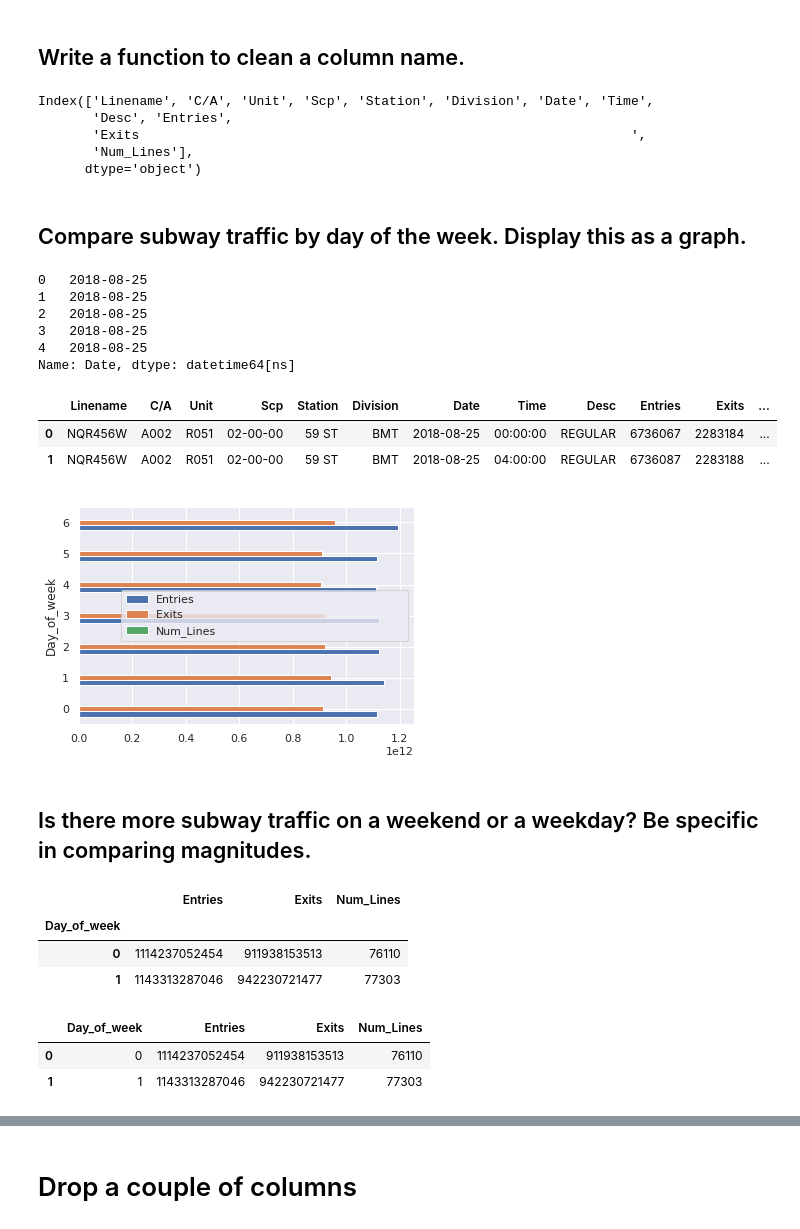
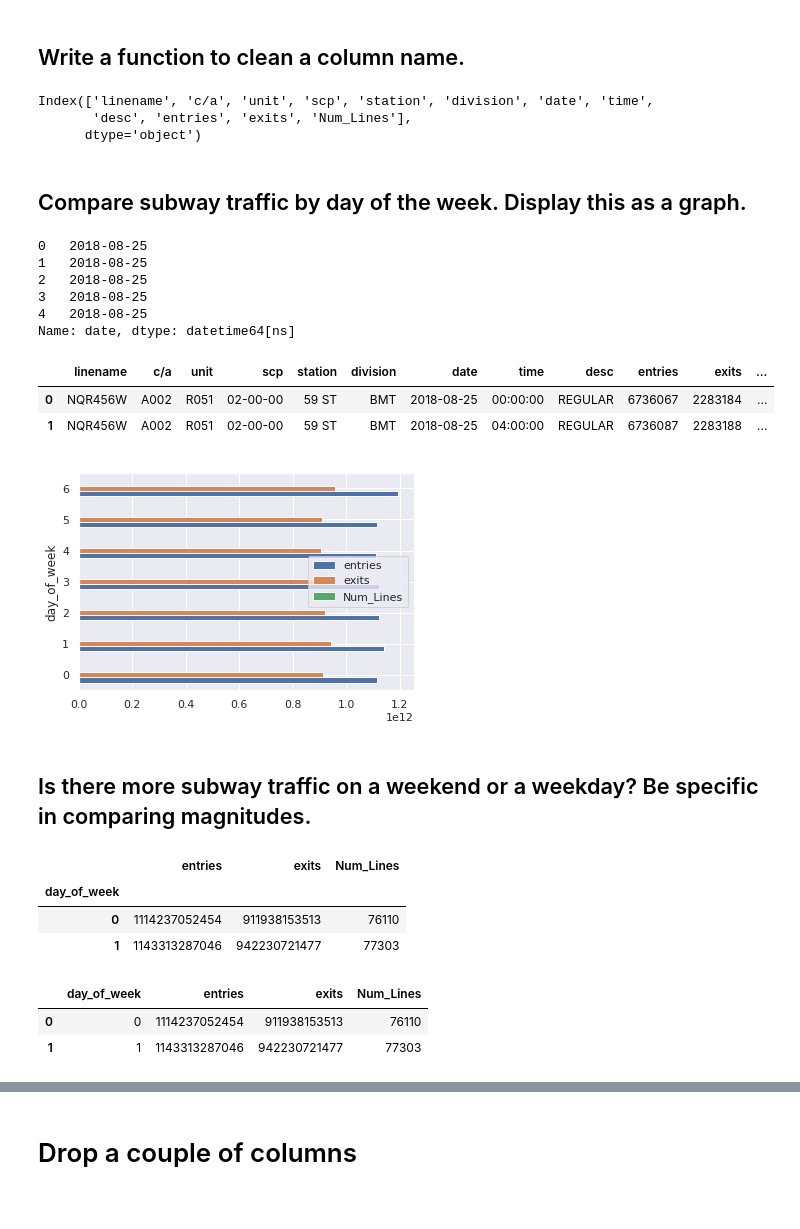
Before and after one commit to BrittaInData/dsc-0-03-08-understanding-pandas-series-and-dataframes-lab-online-ds-ft-100118, a Jupyter notebook: index.ipynb, the cells around one changed output, grey strips where cells are left out. Drawn from its saved outputs; the diff is of its cells as text; code cells hidden in the pictures.

```diff
--- a/index.ipynb
+++ b/index.ipynb
@@ -100,7 +100,7 @@ df.head(2)
 ## Write a function to clean a column name.
 # %%
 def clean(col_name):
-    cleaned = col_name.title()
+    cleaned = col_name.strip()
     return cleaned
 # %%
 # This is a list comprehension. It applies your clean function to every item in the list.
@@ -114,54 +114,52 @@ df.columns = [clean(col) for col in df.columns]
 df.columns
 # df.head(2)
 # %% [output]
-Index(['Linename', 'C/A', 'Unit', 'Scp', 'Station', 'Division', 'Date', 'Time',
-       'Desc', 'Entries',
-       'Exits                                                               ',
-       'Num_Lines'],
+Index(['linename', 'c/a', 'unit', 'scp', 'station', 'division', 'date', 'time',
+       'desc', 'entries', 'exits', 'Num_Lines'],
       dtype='object')
 # %% [markdown]
 ## Compare subway traffic by day of the week. Display this as a graph.
 # %%
 # Check if changing the date column runs without error
-pd.to_datetime(df.Date).head()
+pd.to_datetime(df.date).head()
 # %% [output]
 0   2018-08-25
 1   2018-08-25
 2   2018-08-25
 3   2018-08-25
 4   2018-08-25
-Name: Date, dtype: datetime64[ns]
+Name: date, dtype: datetime64[ns]
 # %%
 # Change date column in date-type
-df.Date = pd.to_datetime(df.Date)
+df.date = pd.to_datetime(df.date)
 # %%
 # Extract d-o-w
-df['Day_of_week'] = df.Date.dt.dayofweek
+df['day_of_week'] = df.date.dt.dayofweek
 df.head(2)
 # %% [output]
-|  | Linename | C/A | Unit | Scp | Station | Division | Date | Time | Desc | Entries | Exits | ... |
+|  | linename | c/a | unit | scp | station | division | date | time | desc | entries | exits | ... |
 | 0 | NQR456W | A002 | R051 | 02-00-00 | 59 ST | BMT | 2018-08-25 | 00:00:00 | REGULAR | 6736067 | 2283184 | ... |
 | 1 | NQR456W | A002 | R051 | 02-00-00 | 59 ST | BMT | 2018-08-25 | 04:00:00 | REGULAR | 6736087 | 2283188 | ... |
 # %%
 # Compare
-grouped = df.groupby('Day_of_week').sum()
+grouped = df.groupby('day_of_week').sum()
 grouped.plot(kind='barh');
 # %% [output]
-[figure, old version]
+[figure, new version]
 # %% [markdown]
 ## Is there more subway traffic on a weekend or a weekday?    Be specific in comparing magnitudes.
 # %%
 grouped.head(2)
 # %% [output]
-|  | Entries | Exits | Num_Lines |
-| Day_of_week |  |  |  |
+|  | entries | exits | Num_Lines |
+| day_of_week |  |  |  |
 | 0 | 1114237052454 | 911938153513 | 76110 |
 | 1 | 1143313287046 | 942230721477 | 77303 |
 # %%
 grouped = grouped.reset_index()
 grouped.head(2)
 # %% [output]
-|  | Day_of_week | Entries | Exits | Num_Lines |
+|  | day_of_week | entries | exits | Num_Lines |
 | 0 | 0 | 1114237052454 | 911938153513 | 76110 |
 | 1 | 1 | 1143313287046 | 942230721477 | 77303 |
 # %%
```
Also changed, not shown: parts of 6 cells of this notebook.
